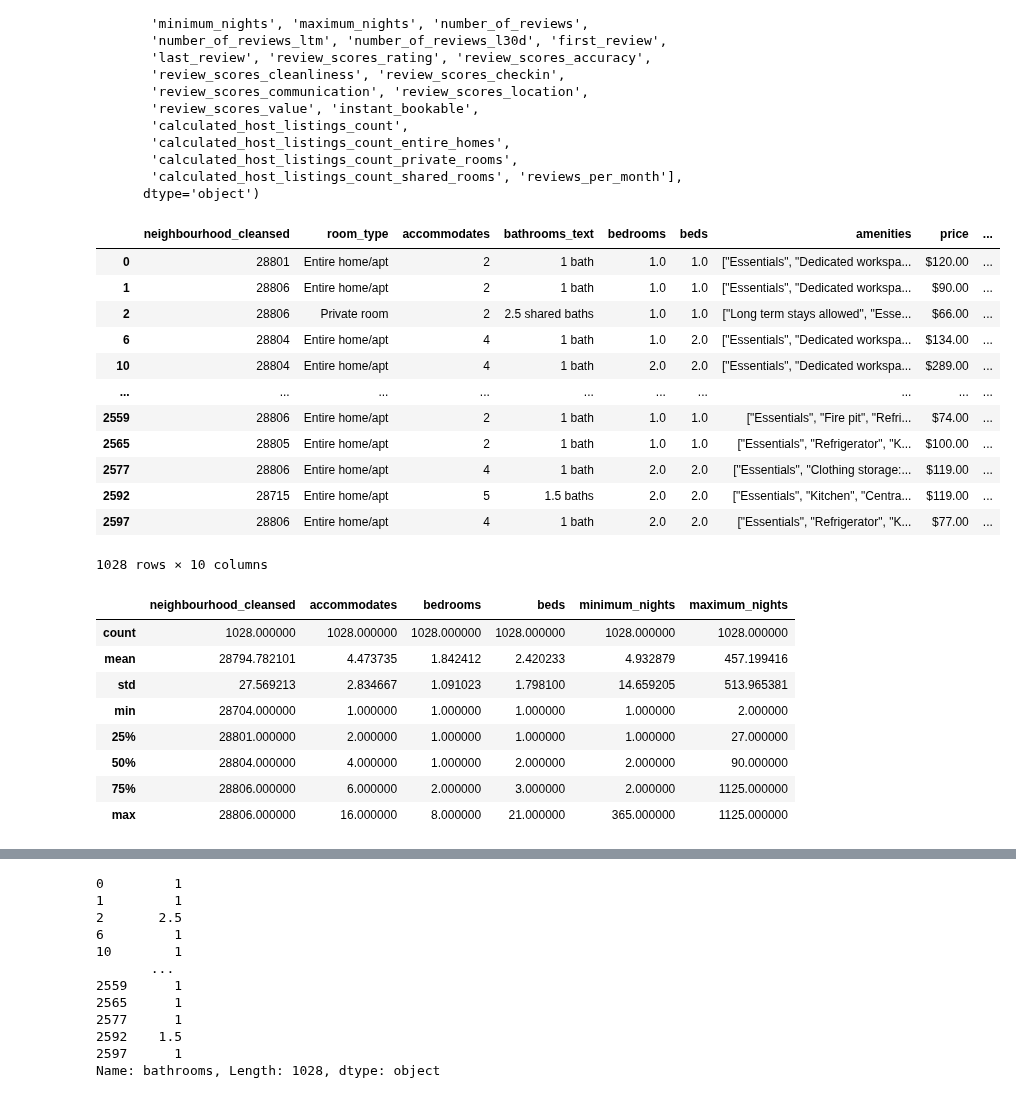
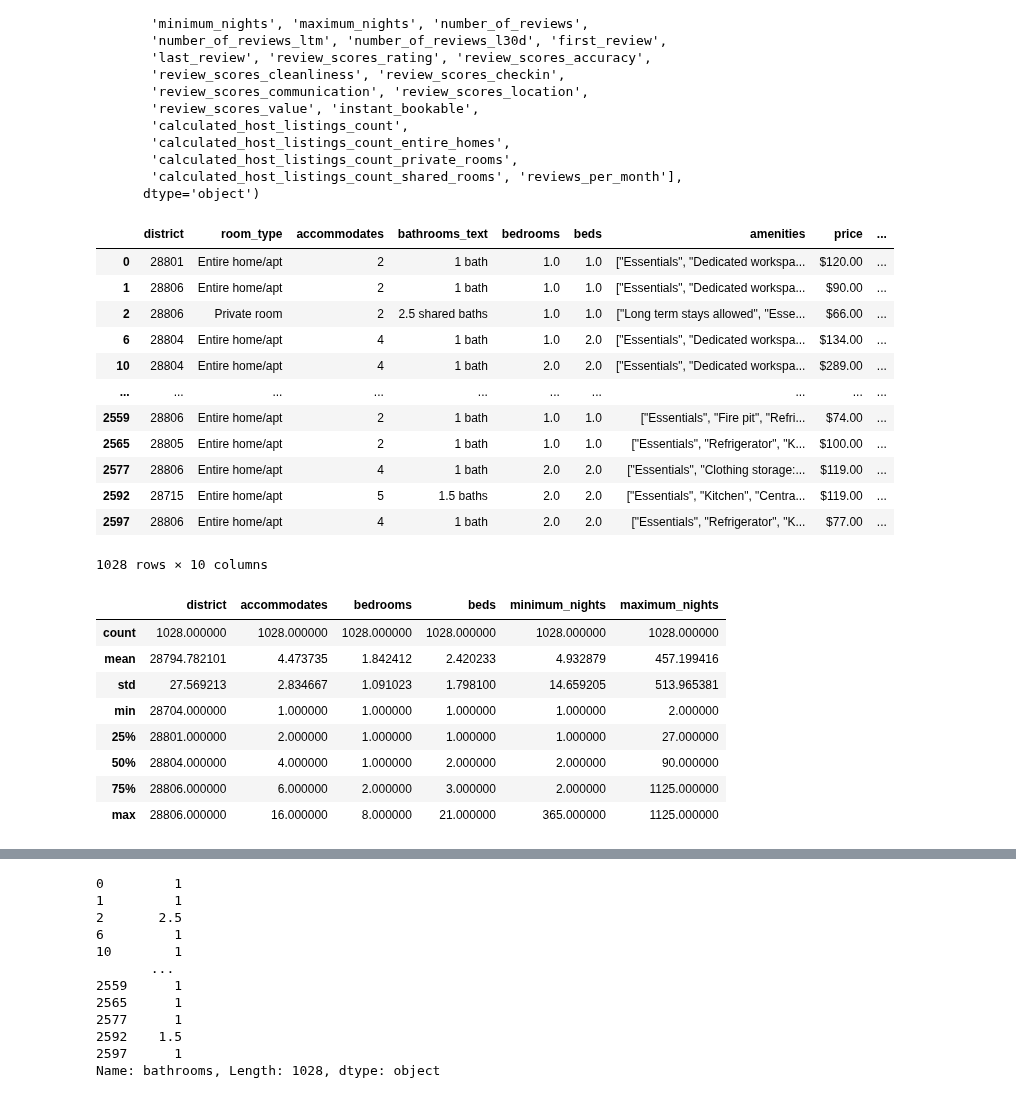
Before and after one commit to JonathanBrown003/Airbnb-A-Closer-Look-Nashville-Asheville, a Jupyter notebook: Analysis_Tu.ipynb, the cells around one changed output, grey strips where cells are left out. Saved outputs shown, nothing was run; the diff lists cells and outputs as text; code cells hidden in the pictures.

```diff
--- a/Analysis_Tu.ipynb
+++ b/Analysis_Tu.ipynb
@@ -2029,11 +2156,12 @@ Index(['id', 'listing_url', 'name', 'description', 'neighborhood_overview',
 # %%
 ashe_character = ashe_rows[['neighbourhood_cleansed','room_type','accommodates',
     'bathrooms_text','bedrooms','beds','amenities','price',
     'minimum_nights','maximum_nights']]
 
+ashe_character = ashe_character.rename(columns={"neighbourhood_cleansed": "district"})
 ashe_character
 # %% [output]
-|  | neighbourhood_cleansed | room_type | accommodates | bathrooms_text | bedrooms | beds | amenities | price | ... |
+|  | district | room_type | accommodates | bathrooms_text | bedrooms | beds | amenities | price | ... |
 | 0 | 28801 | Entire home/apt | 2 | 1 bath | 1.0 | 1.0 | ["Essentials", "Dedicated workspa... | $120.00 | ... |
 | 1 | 28806 | Entire home/apt | 2 | 1 bath | 1.0 | 1.0 | ["Essentials", "Dedicated workspa... | $90.00 | ... |
 | 2 | 28806 | Private room | 2 | 2.5 shared baths | 1.0 | 1.0 | ["Long term stays allowed", "Esse... | $66.00 | ... |
@@ -2050,7 +2178,7 @@ ashe_character
 # Describe the characterics of Asheville summed
 ashe_character.describe()
 # %% [output]
-|  | neighbourhood_cleansed | accommodates | bedrooms | beds | minimum_nights | maximum_nights |
+|  | district | accommodates | bedrooms | beds | minimum_nights | maximum_nights |
 | count | 1028.000000 | 1028.000000 | 1028.000000 | 1028.000000 | 1028.000000 | 1028.000000 |
 | mean | 28794.782101 | 4.473735 | 1.842412 | 2.420233 | 4.932879 | 457.199416 |
 | std | 27.569213 | 2.834667 | 1.091023 | 1.798100 | 14.659205 | 513.965381 |
```
Also changed, not shown: parts of 26 cells of this notebook, 3 other files.
